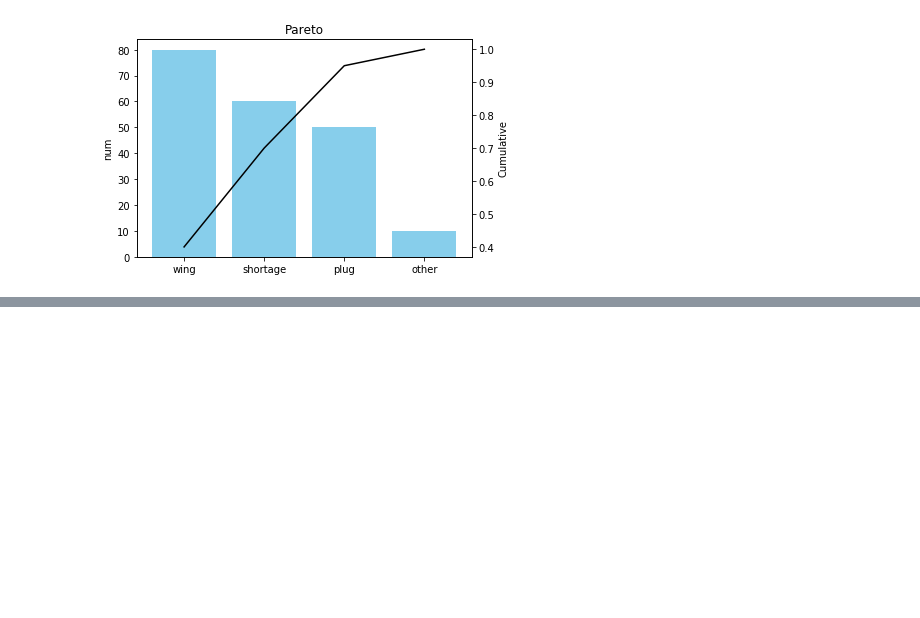
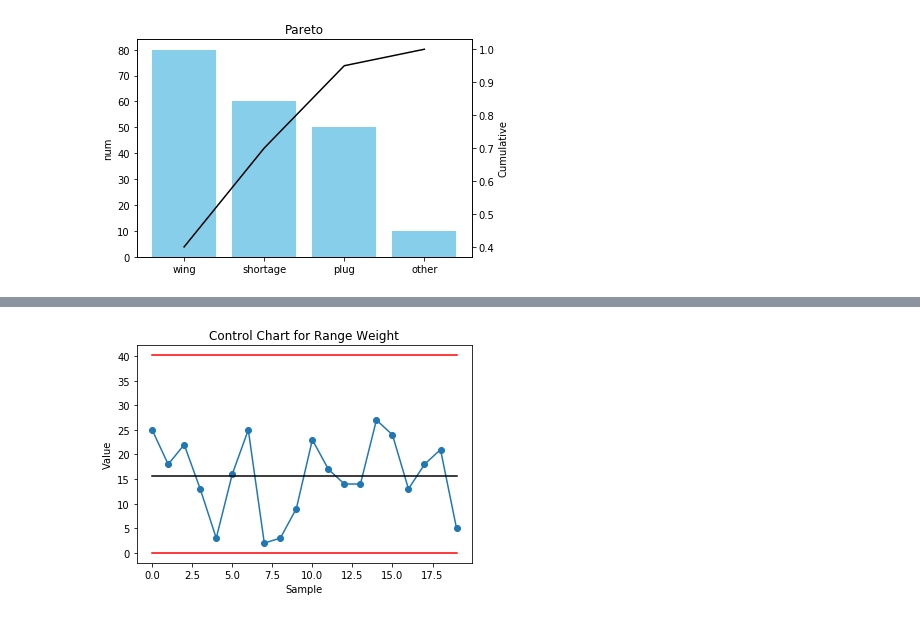
Before and after one commit to eponkratova/statistics, a Jupyter notebook: code.ipynb, the cells around one changed output, grey strips where cells are left out. Cells and saved outputs as stored; diff of their text form; code cells hidden in the pictures; blank space fills up the shorter version.

```diff
--- a/code.ipynb
+++ b/code.ipynb
@@ -2406,0 +2440,21 @@ plt.show()
+# %%
+#Calculating ucl & lcl for a range
+df_rang_mean =  df['range'].mean()
+df.insert(6, 'df_rang_mean', df_rang_mean)
+ucl_ran = df['range'].mean() * 2.575
+lcl_ran = 0
+df.insert(7, 'ucl_range', ucl_ran)
+df.insert(8, 'lcl_ran', lcl_ran)
+# %%
+#Plotting the results
+df['range'].plot(marker="o")
+df['df_rang_mean'].plot(color='black')
+df['ucl_range'].plot(color='r')
+df['lcl_ran'].plot(color='r')
+plt.title('Control Chart for Range Weight')
+plt.ylabel('Value')
+plt.xlabel('Sample')
+
+plt.show()
+# %% [output]
+[figure, added]
```
Also changed, not shown: parts of 12 cells of this notebook, 1 other file.
